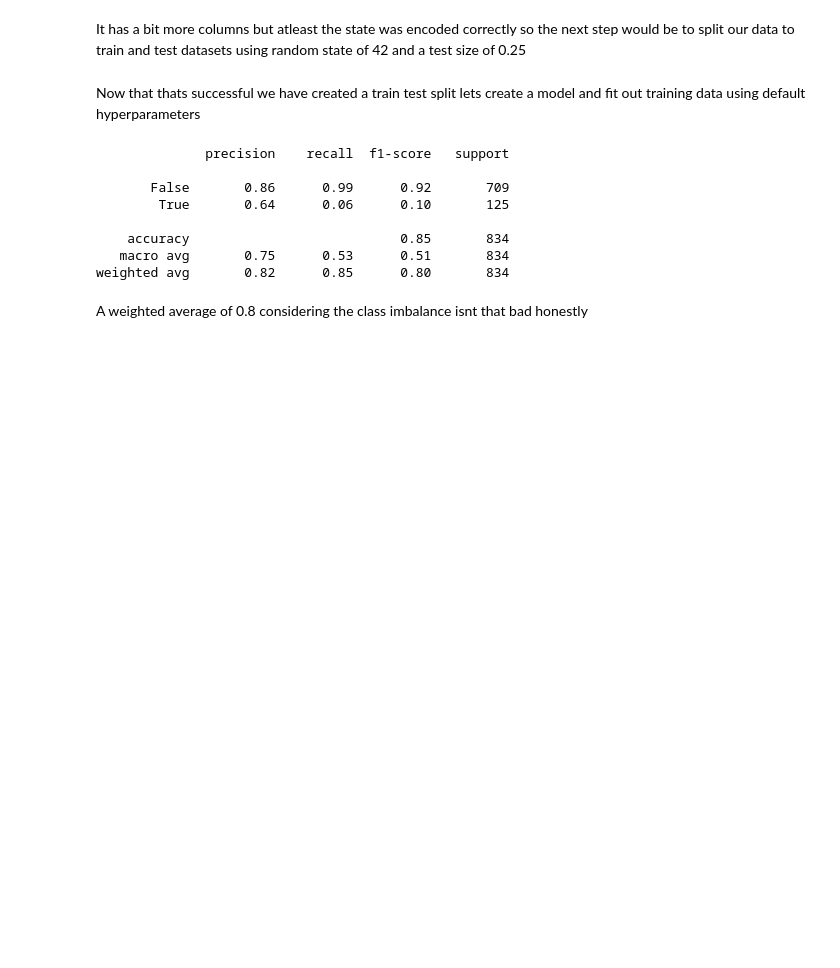
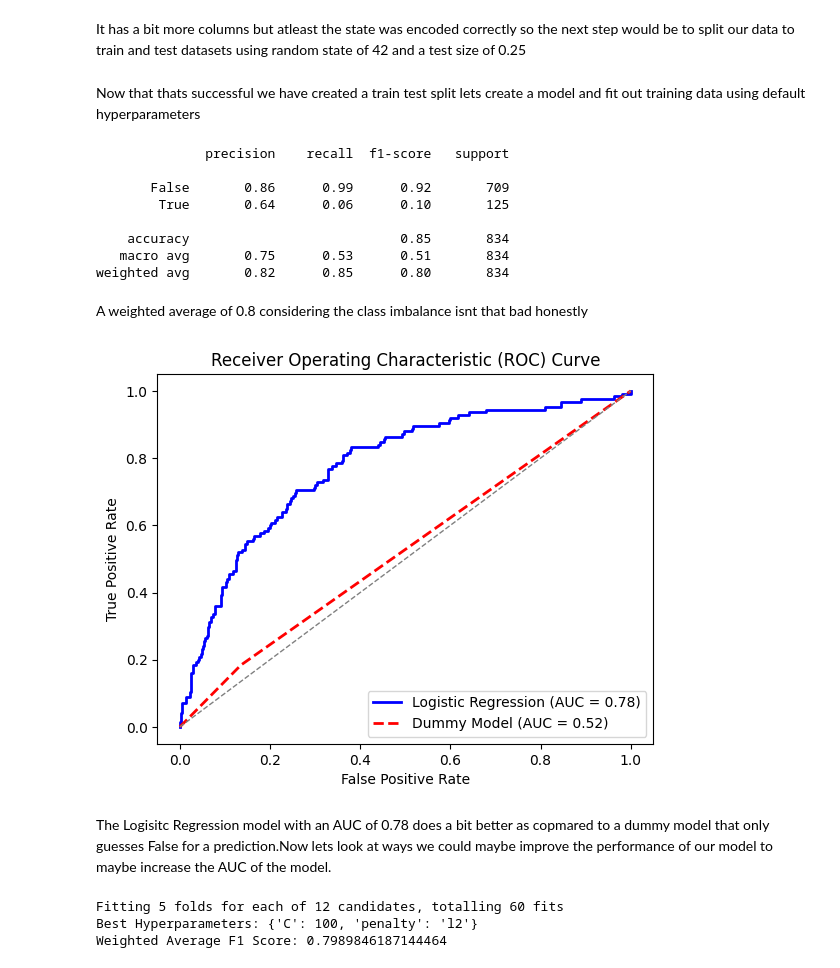
Before and after one commit to IceyPanda23/Phase_3_project, a Jupyter notebook: Project.ipynb, the cells around one changed output. Cells and saved outputs as stored; diff of their text form; code cells hidden in the pictures; blank space fills up the shorter version.

Commit message:
Optimizing model

```diff
--- a/Project.ipynb
+++ b/Project.ipynb
@@ -213,0 +209,61 @@ dumy_model =
+# %%
+# Compute predicted probabilities for logistic regression model
+y_pred_prob_lr = logreg.predict_proba(X_test)[:, 1]
+
+# Create and train a dummy classifier
+dummy_model = DummyClassifier(strategy='stratified')  # Replace 'stratified' with your desired strategy
+dummy_model.fit(X_train, y_train)
+
+# Compute predicted probabilities for dummy model
+y_pred_prob_dummy = dummy_model.predict_proba(X_test)[:, 1]
+
+# Compute ROC curve and ROC area for logistic regression model
+fpr_lr, tpr_lr, _ = roc_curve(y_test, y_pred_prob_lr)
+roc_auc_lr = auc(fpr_lr, tpr_lr)
+
+# Compute ROC curve and ROC area for dummy model
+fpr_dummy, tpr_dummy, _ = roc_curve(y_test, y_pred_prob_dummy)
+roc_auc_dummy = auc(fpr_dummy, tpr_dummy)
+
+# Plot ROC curve
+plt.figure()
+plt.plot(fpr_lr, tpr_lr, color='blue', lw=2, label='Logistic Regression (AUC = %0.2f)' % roc_auc_lr)
+plt.plot(fpr_dummy, tpr_dummy, color='red', lw=2, linestyle='--', label='Dummy Model (AUC = %0.2f)' % roc_auc_dummy)
+plt.plot([0, 1], [0, 1], color='gray', lw=1, linestyle='--')  # Diagonal line representing random chance
+plt.xlabel('False Positive Rate')
+plt.ylabel('True Positive Rate')
+plt.title('Receiver Operating Characteristic (ROC) Curve')
+plt.legend(loc='lower right')
+plt.show()
+# %% [output]
+[figure, added]
+# %% [markdown]
+The Logisitc Regression model with an AUC of 0.78 does a bit better as copmared to a dummy model that only guesses False for a prediction.Now lets look at ways we could maybe improve the performance of our model to maybe increase the AUC of the model.
+# %%
+param_grid = {
+    'C': [0.001, 0.01, 0.1, 1, 10, 100],  # Regularization parameter
+    'penalty': ['l1', 'l2']  # Penalty term
+}
+
+
+
+# Define weighted average F1 score as the scoring metric
+scorer = make_scorer(f1_score, average='weighted')
+
+# Perform grid search
+grid_search = GridSearchCV(estimator=logreg, param_grid=param_grid, cv=5, scoring=scorer, verbose=1)
+grid_search.fit(X_train, y_train)
+
+# Get the best hyperparameters found by grid search
+best_params = grid_search.best_params_
+print("Best Hyperparameters:", best_params)
+
+# Evaluate the best model on the testing data
+best_model = grid_search.best_estimator_
+y_pred = best_model.predict(X_test)
+weighted_avg_f1 = f1_score(y_test, y_pred, average='weighted')
+print("Weighted Average F1 Score:", weighted_avg_f1)
+# %% [output]
+Fitting 5 folds for each of 12 candidates, totalling 60 fits
+Best Hyperparameters: {'C': 100, 'penalty': 'l2'}
+Weighted Average F1 Score: 0.7989846187144464
```
Also changed, not shown: parts of 7 cells of this notebook.
